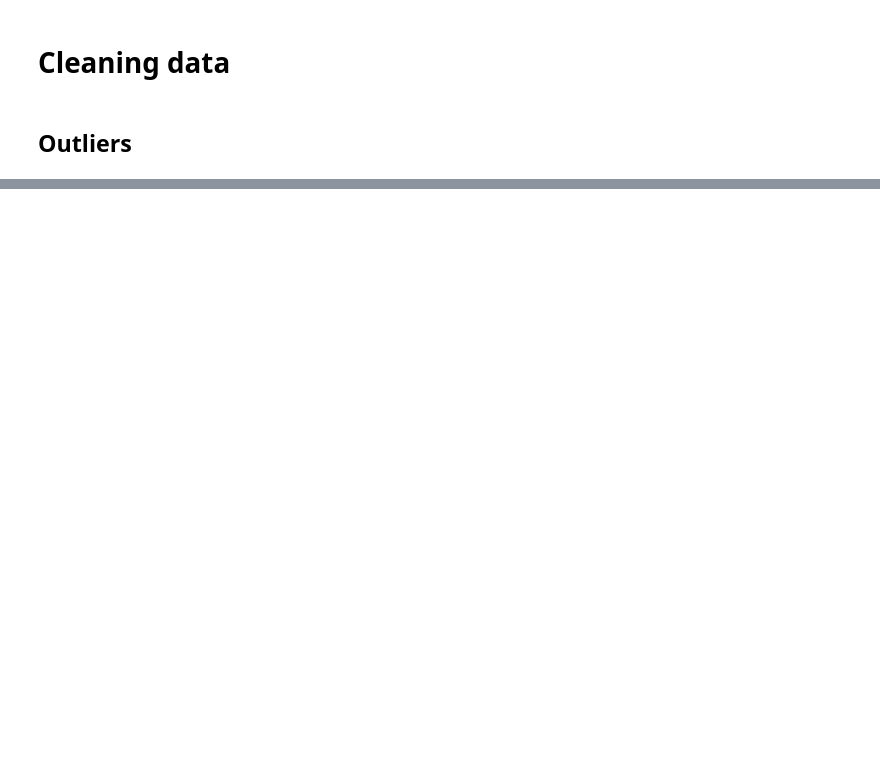
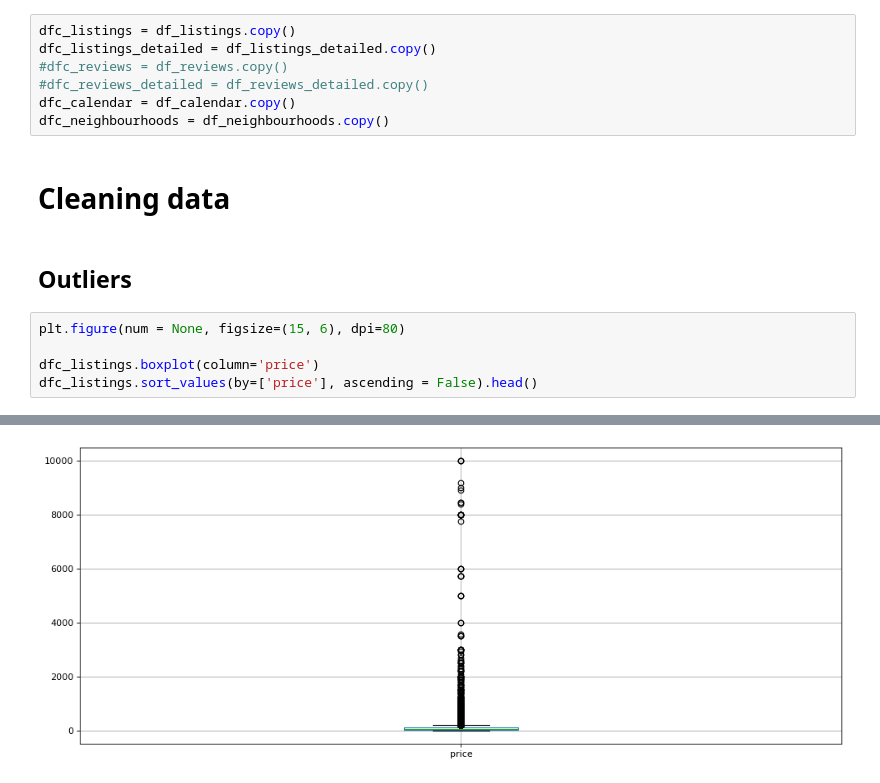
Before and after one commit to Paul-Busch/GAGR-FINAL-PROJECT, a Jupyter notebook: Final_Project_Data_Analysis.ipynb, the cells around one changed output, grey strips where cells are left out. Saved outputs shown, nothing was run; the diff lists cells and outputs as text; blank space fills up the shorter version.

```diff
--- a/Final_Project_Data_Analysis.ipynb
+++ b/Final_Project_Data_Analysis.ipynb
@@ -25,6 +26,19 @@ df_reviews_detailed = pd.read_csv(URL_REVIEWS_DETAILED, compression='gzip')
 df_calendar = pd.read_csv(URL_CALENDAR, compression='gzip')
 df_neighbourhoods = pd.read_csv(URL_NEIGHBOURHOODS)
+# %%
+dfc_listings = df_listings.copy()
+dfc_listings_detailed = df_listings_detailed.copy()
+#dfc_reviews = df_reviews.copy()
+#dfc_reviews_detailed = df_reviews_detailed.copy()
+dfc_calendar = df_calendar.copy()
+dfc_neighbourhoods = df_neighbourhoods.copy()
 # %% [markdown]
 # Cleaning data
 # %% [markdown]
 ## Outliers
+# %%
+plt.figure(num = None, figsize=(15, 6), dpi=80)
+
+dfc_listings.boxplot(column='price')
+dfc_listings.sort_values(by=['price'], ascending = False).head()
+# %% [output]
@@ -30,0 +51 @@ df_neighbourhoods = pd.read_csv(URL_NEIGHBOURHOODS)
+[figure, added]
```
Also changed, not shown: parts of 3 cells of this notebook.
